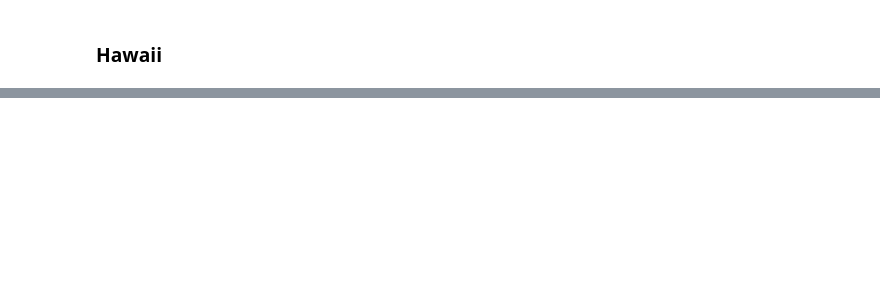
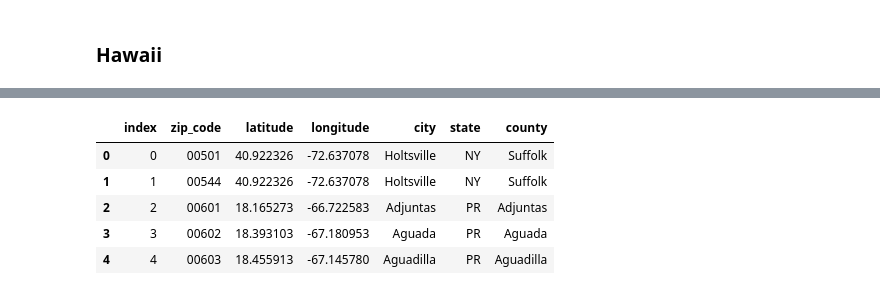
Before and after one commit to JordanHagan/FireWisdom, a Jupyter notebook: src/firewisdom_eda.ipynb, the cells around one changed output, grey strips where cells are left out. Cells and saved outputs as stored; diff of their text form; code cells hidden in the pictures; blank space fills up the shorter version.

```diff
--- a/src/firewisdom_eda.ipynb
+++ b/src/firewisdom_eda.ipynb
@@ -341,0 +347,14 @@ hawaii_map
+# %%
+#Fix Zip Code Formatting
+df_zipcode = pd.read_sql('SELECT * FROM zip_codes_states;', engine)
+df_zipcode['zip_code'] = df_zipcode['zip_code'].astype(str)
+df_zipcode['zip_code'] = df_zipcode['zip_code'].str.strip()
+df_zipcode['zip_code'] = df_zipcode['zip_code'].str.zfill(5)
+df_zipcode.head()
+# %% [output]
+|  | index | zip_code | latitude | longitude | city | state | county |
+| 0 | 0 | 00501 | 40.922326 | -72.637078 | Holtsville | NY | Suffolk |
+| 1 | 1 | 00544 | 40.922326 | -72.637078 | Holtsville | NY | Suffolk |
+| 2 | 2 | 00601 | 18.165273 | -66.722583 | Adjuntas | PR | Adjuntas |
+| 3 | 3 | 00602 | 18.393103 | -67.180953 | Aguada | PR | Aguada |
+| 4 | 4 | 00603 | 18.455913 | -67.145780 | Aguadilla | PR | Aguadilla |
```
Also changed, not shown: parts of 16 cells of this notebook, 1 other file.
